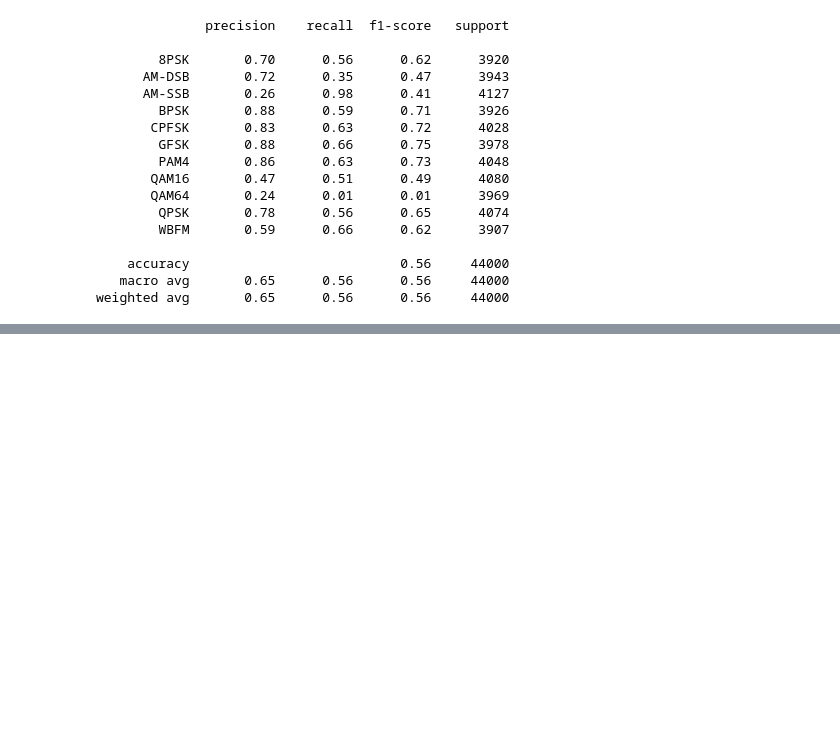
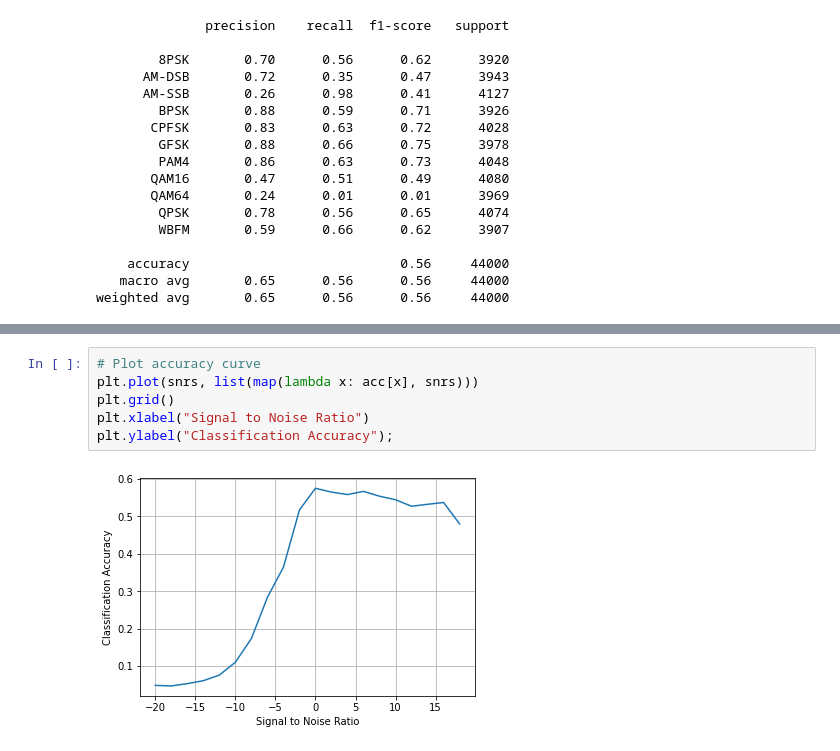
Before and after one commit to jdcneto/Modulation-Classification, a Jupyter notebook: Modulation_Classification.ipynb, the cells around one changed output, grey strips where cells are left out. Cells and saved outputs as stored; diff of their text form; blank space fills up the shorter version.

```diff
--- a/Modulation_Classification.ipynb
+++ b/Modulation_Classification.ipynb
@@ -384,0 +441,8 @@ weighted avg       0.65      0.56      0.56     44000
+# %%
+# Plot accuracy curve
+plt.plot(snrs, list(map(lambda x: acc[x], snrs)))
+plt.grid()
+plt.xlabel("Signal to Noise Ratio")
+plt.ylabel("Classification Accuracy");
+# %% [output]
+[figure, added]
```
Also changed, not shown: parts of 4 cells of this notebook.
